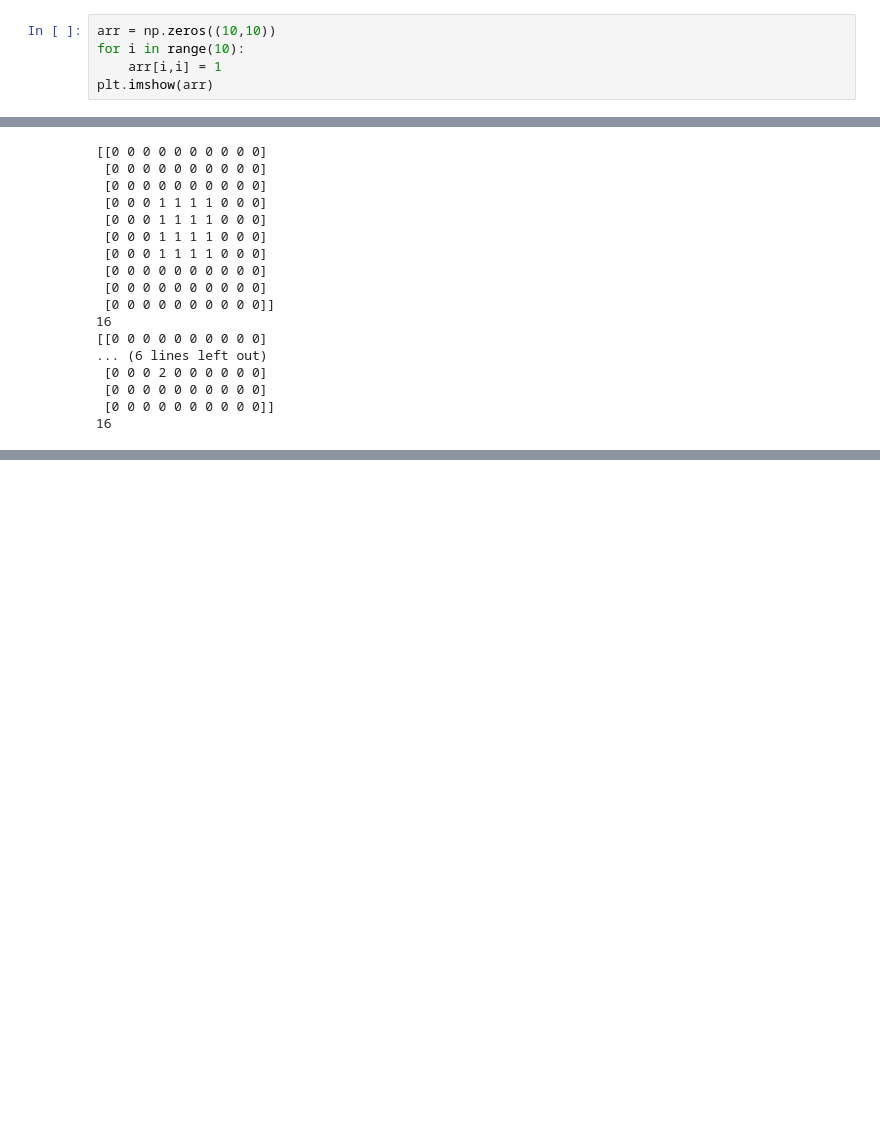
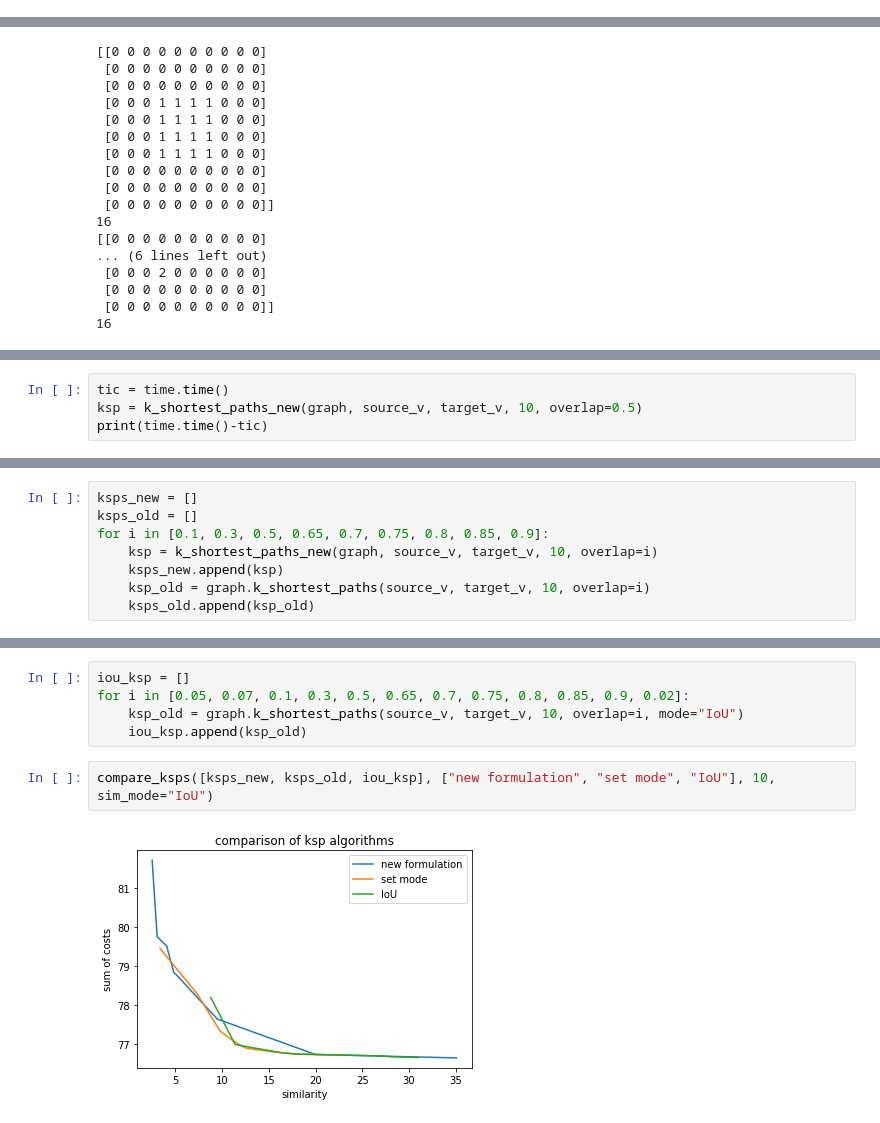
Before and after one commit to NinaWie/PowerPlanner, a Jupyter notebook: notebooks/pareto.ipynb, the cells around one changed output, grey strips where cells are left out. Cells and saved outputs as stored; diff of their text form; blank space fills up the shorter version.

```diff
--- a/notebooks/pareto.ipynb
+++ b/notebooks/pareto.ipynb
@@ -797,8 +701,3 @@ for mode in ["myset", "IoU","sim2paper", "sim3paper", "max_norm_sim", "min_norm_
 * my set does only differ from others in this example by exchanging two paths (-->80% paths are same)
 # %% [markdown]
 # Rotate array
-# %%
-arr = np.zeros((10,10))
-for i in range(10):
-    arr[i,i] = 1
-plt.imshow(arr)
@@ -850,0 +855,4 @@ print(np.sum(space2))
+# %%
+tic = time.time()
+ksp = k_shortest_paths_new(graph, source_v, target_v, 10, overlap=0.5)
+print(time.time()-tic)
@@ -850,0 +900,8 @@ print(np.sum(space2))
+# %%
+ksps_new = []
+ksps_old = []
+for i in [0.1, 0.3, 0.5, 0.65, 0.7, 0.75, 0.8, 0.85, 0.9]:
+    ksp = k_shortest_paths_new(graph, source_v, target_v, 10, overlap=i)
+    ksps_new.append(ksp)
+    ksp_old = graph.k_shortest_paths(source_v, target_v, 10, overlap=i)
+    ksps_old.append(ksp_old)
@@ -850,0 +923,9 @@ print(np.sum(space2))
+# %%
+iou_ksp = []
+for i in [0.05, 0.07, 0.1, 0.3, 0.5, 0.65, 0.7, 0.75, 0.8, 0.85, 0.9, 0.02]:
+    ksp_old = graph.k_shortest_paths(source_v, target_v, 10, overlap=i, mode="IoU")
+    iou_ksp.append(ksp_old)
+# %%
+compare_ksps([ksps_new, ksps_old, iou_ksp], ["new formulation", "set mode", "IoU"], 10, sim_mode="IoU")
+# %% [output]
+[figure, added]
```
Also changed, not shown: parts of 37 cells of this notebook, 11 other files.
